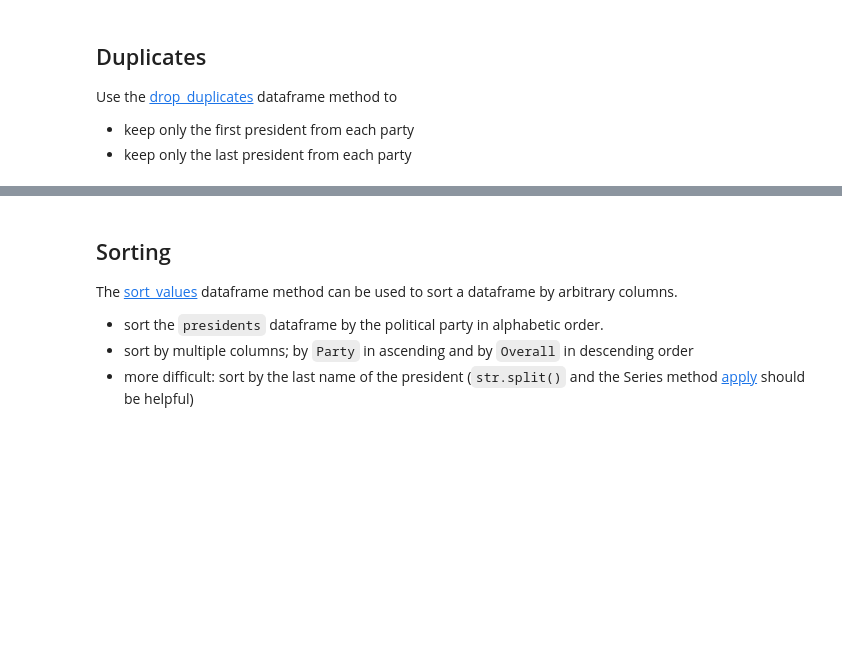
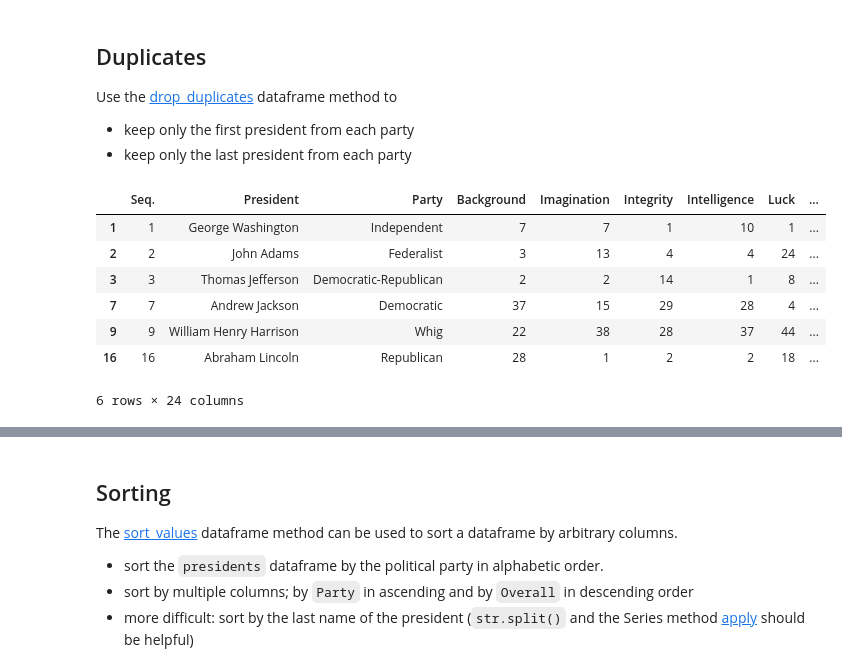
Before and after one commit to Korbiniannn/University, a Jupyter notebook: SoSe24/Data-Science-2/Praktika/2_Pandas_Dask/pandas.ipynb, the cells around one changed output, grey strips where cells are left out. Drawn from its saved outputs; the diff is of its cells as text; code cells hidden in the pictures; blank space fills up the shorter version.

```diff
--- a/SoSe24/Data-Science-2/Praktika/2_Pandas_Dask/pandas.ipynb
+++ b/SoSe24/Data-Science-2/Praktika/2_Pandas_Dask/pandas.ipynb
@@ -24,7 +51,10 @@ As you can see, the types inferred by `pandas` can be improved.
  - change the `Party` column type to `category`
  - change the `President` column type to `string`
 # %%
-# your code to change the column types of the dataframe
-#
-#
-#
+for col in presidents.columns[3:]:
+        presidents[col] = presidents[col].astype('uint8')
+
+presidents['Party'] = presidents['Party'].astype('category')
+presidents['President'] = presidents['President'].astype('string')
+
+presidents.dtypes
@@ -48,7 +96,24 @@ col_names = {'Bg': 'Background',
 
 Use the [rename](https://pandas.pydata.org/docs/reference/api/pandas.DataFrame.rename.html) dataframe method to change the column names and change the spaces `" "` to underscores `"_"` in the column names at the same time, e.g. `'Relations with Congress'` should become `'Relations_with_Congress'`.
 # %%
-# your code to change the column names
-#
-#
-#
+
+col_names = {'Bg': 'Background',
+             'PL': 'Party leadership', 'CAb': 'Communication ability',
+             'RC': 'Relations with Congress', 'CAp': 'Court appointments',
+             'HE': 'Handling of economy', 'L': 'Luck',
+             'AC': 'Ability to compromise', 'WR': 'Willing to take risks',
+             'EAp': 'Executive appointments', 'OA': 'Overall ability',
+             'Im': 'Imagination', 'DA': 'Domestic accomplishments',
+             'Int': 'Integrity', 'EAb': 'Executive ability',
+             'FPA': 'Foreign policy accomplishments',
+             'LA': 'Leadership ability',
+             'IQ': 'Intelligence', 'AM': 'Avoid crucial mistakes',
+             'EV': "Experts' view", 'O': 'Overall'}
+
+
+for key, value in col_names.items():
+    col_names[key] =  value.replace(" ", "_")
+
+presidents.rename(columns=col_names, inplace=True)
+
+presidents.head()
@@ -60,8 +137,15 @@ Use the [drop_duplicates](https://pandas.pydata.org/docs/reference/api/pandas.Da
  - keep only the first president from each party
  - keep only the last president from each party
 # %%
-# only the first president from each party
-#
-#
-#
+presidents_first = presidents.drop_duplicates("Party", keep='first')
+presidents_first
+# %% [output]
+|  | Seq. | President | Party | Background | Imagination | Integrity | Intelligence | Luck | ... |
+| 1 | 1 | George Washington | Independent | 7 | 7 | 1 | 10 | 1 | ... |
+| 2 | 2 | John Adams | Federalist | 3 | 13 | 4 | 4 | 24 | ... |
+| 3 | 3 | Thomas Jefferson | Democratic-Republican | 2 | 2 | 14 | 1 | 8 | ... |
+| 7 | 7 | Andrew Jackson | Democratic | 37 | 15 | 29 | 28 | 4 | ... |
+| 9 | 9 | William Henry Harrison | Whig | 22 | 38 | 28 | 37 | 44 | ... |
+| 16 | 16 | Abraham Lincoln | Republican | 28 | 1 | 2 | 2 | 18 | ... |
+6 rows × 24 columns
 # %%
```
Also changed, not shown: parts of 18 cells of this notebook, 10 other files.
